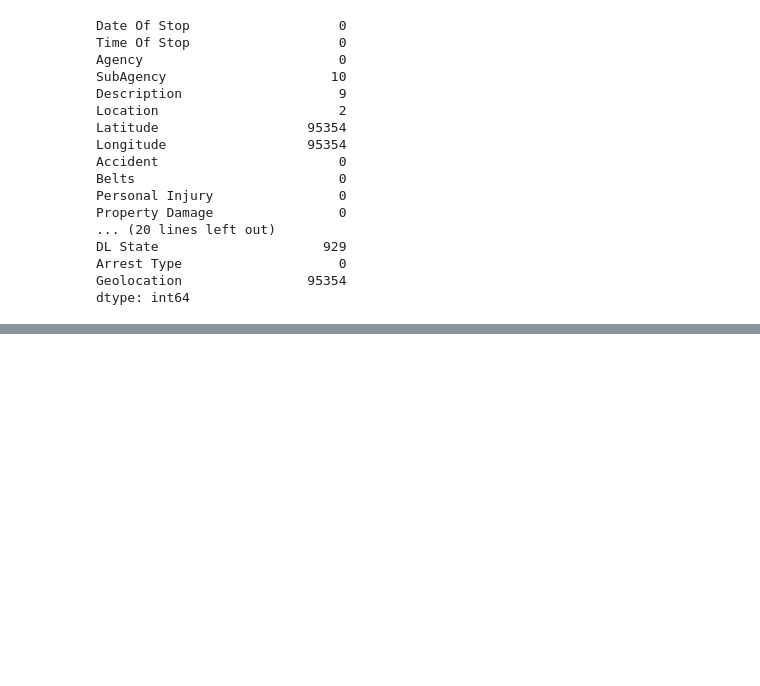
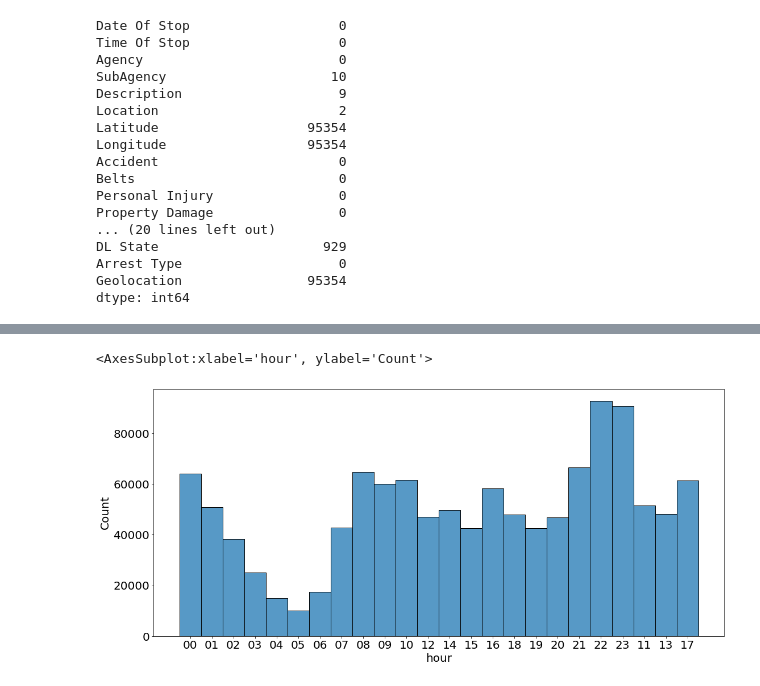
Before and after one commit to Chenchen070/Individual_project, a Jupyter notebook: workbook.ipynb, the cells around one changed output, grey strips where cells are left out. Saved outputs shown, nothing was run; the diff lists cells and outputs as text; code cells hidden in the pictures; blank space fills up the shorter version.

```diff
--- a/workbook.ipynb
+++ b/workbook.ipynb
@@ -358,0 +533,5 @@ dtype: int64
+# %%
+sns.histplot(explore.hour)
+# %% [output]
+<AxesSubplot:xlabel='hour', ylabel='Count'>
+[figure, added]
```
Also changed, not shown: parts of 18 cells of this notebook.
